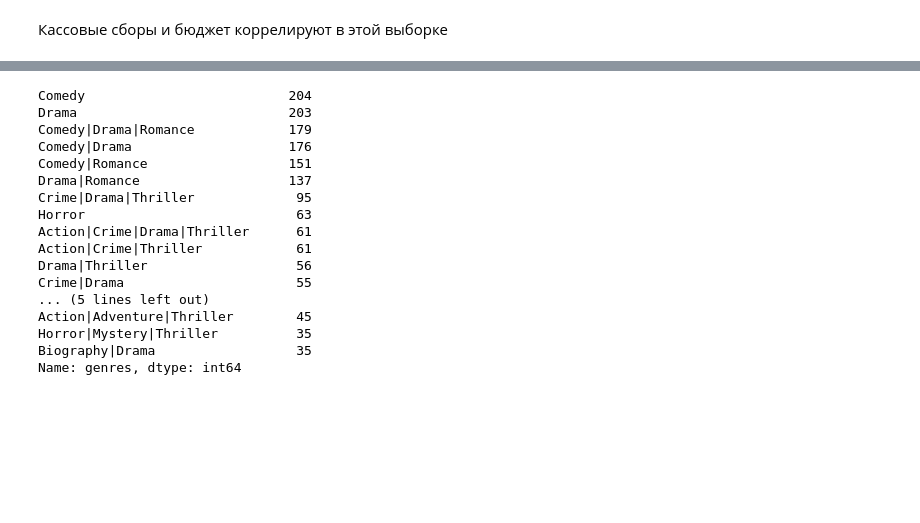
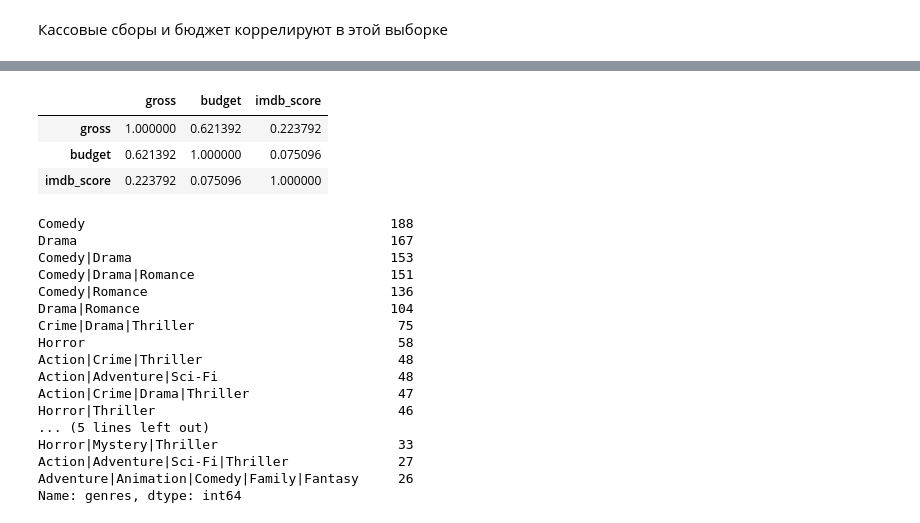
Before and after one commit to annulet/matstat, a Jupyter notebook: project.ipynb, the cells around one changed output, grey strips where cells are left out. Cells and saved outputs as stored; diff of their text form; code cells hidden in the pictures; blank space fills up the shorter version.

```diff
--- a/project.ipynb
+++ b/project.ipynb
@@ -310,20 +320,27 @@ ds.corr()
+# %%
+usa.corr()
+# %% [output]
+|  | gross | budget | imdb_score |
+| gross | 1.000000 | 0.621392 | 0.223792 |
+| budget | 0.621392 | 1.000000 | 0.075096 |
+| imdb_score | 0.223792 | 0.075096 | 1.000000 |
 # %%
-ds['genres'].value_counts().head(20)
+usa['genres'].value_counts().head(20)
 # %% [output]
-Comedy                          204
-Drama                           203
-Comedy|Drama|Romance            179
-Comedy|Drama                    176
-Comedy|Romance                  151
-Drama|Romance                   137
-Crime|Drama|Thriller             95
-Horror                           63
-Action|Crime|Drama|Thriller      61
-Action|Crime|Thriller            61
-Drama|Thriller                   56
-Crime|Drama                      55
+Comedy                                       188
+Drama                                        167
+Comedy|Drama                                 153
+Comedy|Drama|Romance                         151
+Comedy|Romance                               136
+Drama|Romance                                104
+Crime|Drama|Thriller                          75
+Horror                                        58
+Action|Crime|Thriller                         48
+Action|Adventure|Sci-Fi                       48
+Action|Crime|Drama|Thriller                   47
+Horror|Thriller                               46
 ... (5 lines left out)
-Action|Adventure|Thriller        45
-Horror|Mystery|Thriller          35
-Biography|Drama                  35
+Horror|Mystery|Thriller                       33
+Action|Adventure|Sci-Fi|Thriller              27
+Adventure|Animation|Comedy|Family|Fantasy     26
 Name: genres, dtype: int64
```
Also changed, not shown: parts of 5 cells of this notebook.
